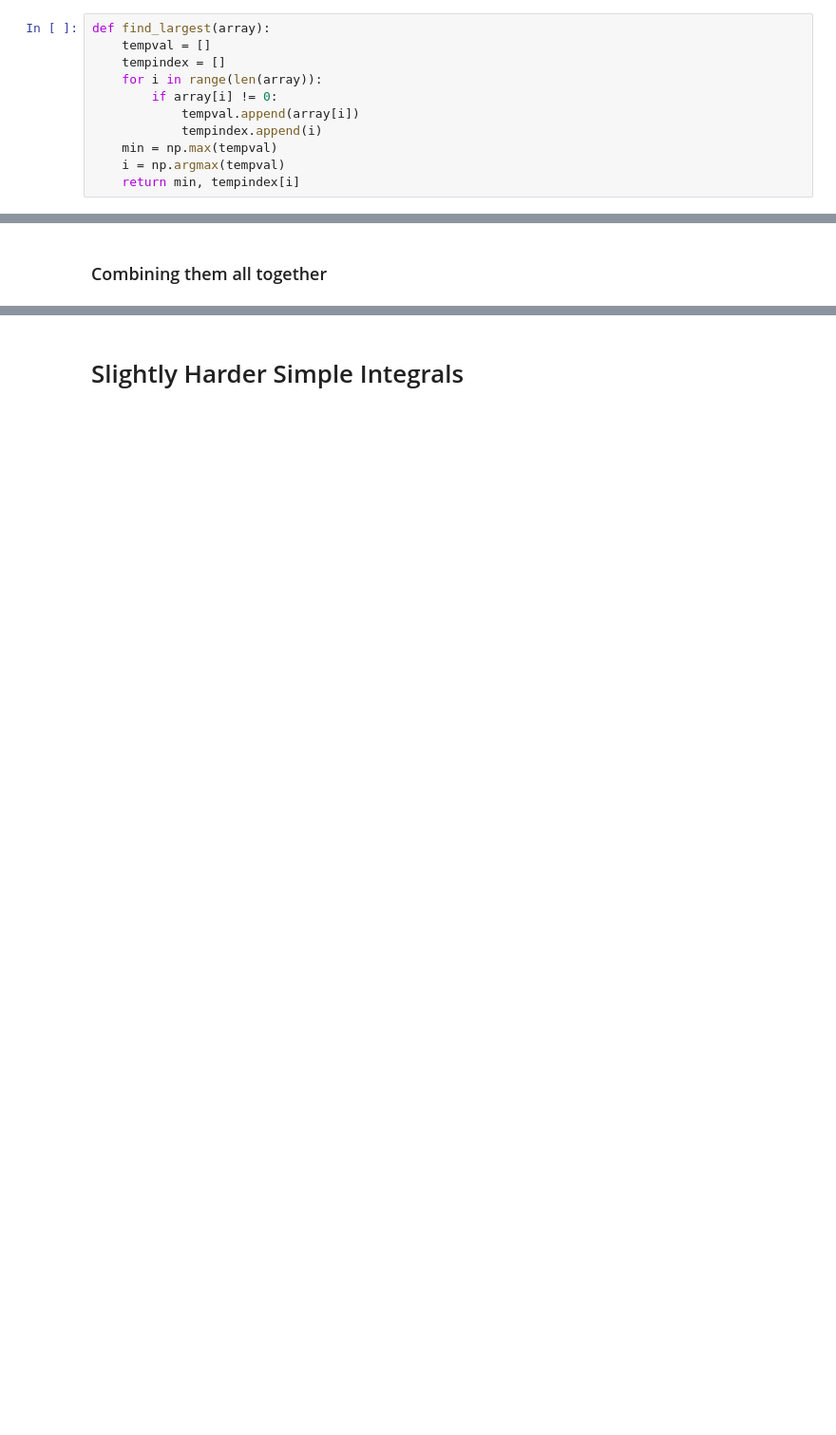
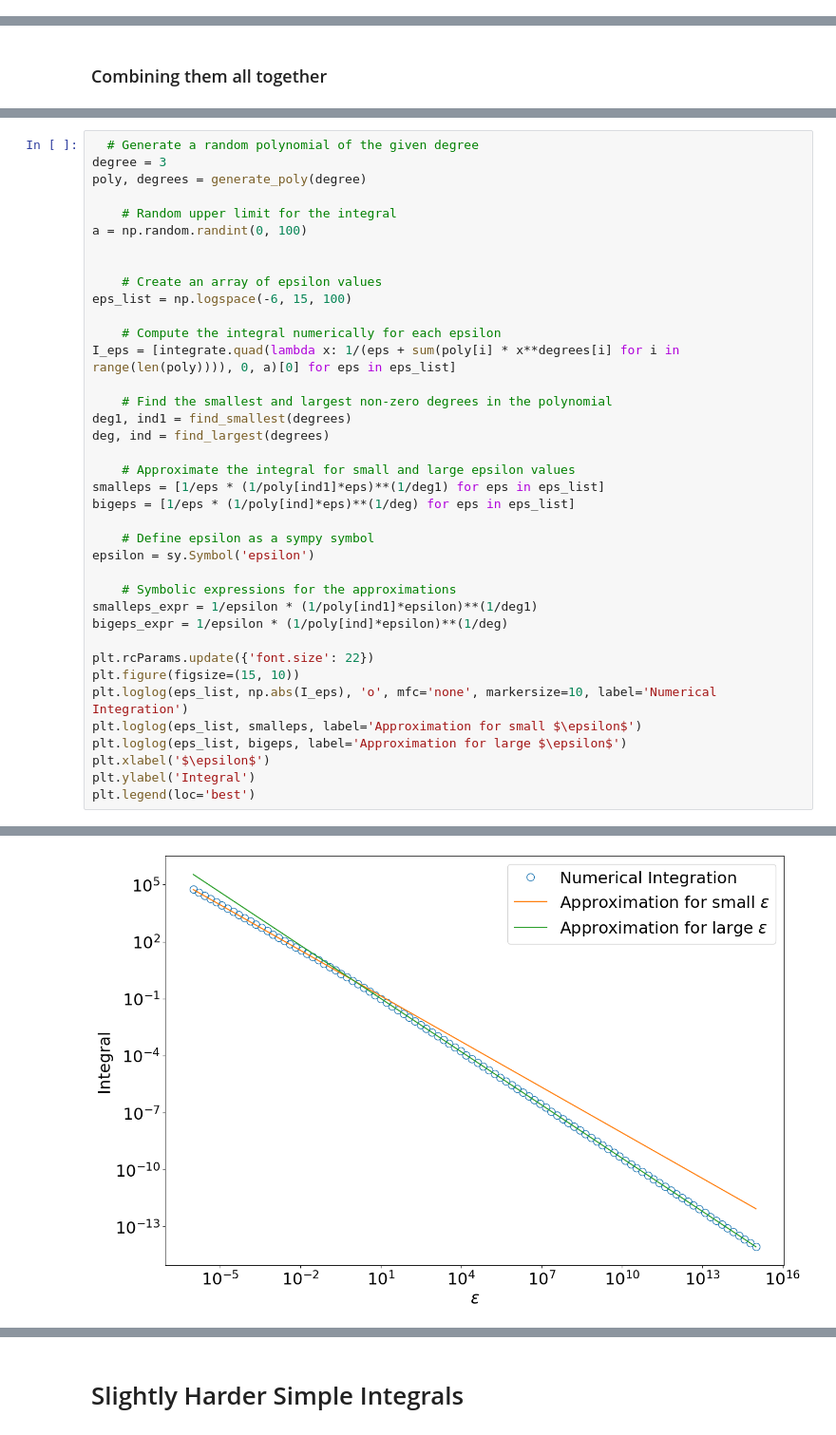
Before and after one commit to kayliehausknecht/AM201-Dataset, a Jupyter notebook: Code/apm201integralsolving.ipynb, the cells around one changed output, grey strips where cells are left out. Shown at 95% size. Drawn from its saved outputs; the diff is of its cells as text; blank space fills up the shorter version.

```diff
--- a/Code/apm201integralsolving.ipynb
+++ b/Code/apm201integralsolving.ipynb
@@ -65,13 +149,2 @@ def find_smallest(array):
 # %% [markdown]
 ### Large $\epsilon$
-# %%
-def find_largest(array):
-    tempval = []
-    tempindex = []
-    for i in range(len(array)):
-        if array[i] != 0:
-            tempval.append(array[i])
-            tempindex.append(i)
-    min = np.max(tempval)
-    i = np.argmax(tempval)
-    return min, tempindex[i]
@@ -111,0 +255,39 @@ solve_simple_integral(7)
+# %%
+  # Generate a random polynomial of the given degree
+degree = 3
+poly, degrees = generate_poly(degree)
+
+    # Random upper limit for the integral
+a = np.random.randint(0, 100)
+
+
+    # Create an array of epsilon values
+eps_list = np.logspace(-6, 15, 100)
+
+    # Compute the integral numerically for each epsilon
+I_eps = [integrate.quad(lambda x: 1/(eps + sum(poly[i] * x**degrees[i] for i in range(len(poly)))), 0, a)[0] for eps in eps_list]
+
+    # Find the smallest and largest non-zero degrees in the polynomial
+deg1, ind1 = find_smallest(degrees)
+deg, ind = find_largest(degrees)
+
+    # Approximate the integral for small and large epsilon values
+smalleps = [1/eps * (1/poly[ind1]*eps)**(1/deg1) for eps in eps_list]
+bigeps = [1/eps * (1/poly[ind]*eps)**(1/deg) for eps in eps_list]
+
+    # Define epsilon as a sympy symbol
+epsilon = sy.Symbol('epsilon')
+
+    # Symbolic expressions for the approximations
+smalleps_expr = 1/epsilon * (1/poly[ind1]*epsilon)**(1/deg1)
+bigeps_expr = 1/epsilon * (1/poly[ind]*epsilon)**(1/deg)
+
+plt.rcParams.update({'font.size': 22})
+plt.figure(figsize=(15, 10))
+plt.loglog(eps_list, np.abs(I_eps), 'o', mfc='none', markersize=10, label='Numerical Integration')
+plt.loglog(eps_list, smalleps, label='Approximation for small $\epsilon$')
+plt.loglog(eps_list, bigeps, label='Approximation for large $\epsilon$')
+plt.xlabel('$\epsilon$')
+plt.ylabel('Integral')
+plt.legend(loc='best')
+# %% [output]
@@ -111,0 +295 @@ solve_simple_integral(7)
+[figure, added]
```
Also changed, not shown: parts of 42 cells of this notebook.
